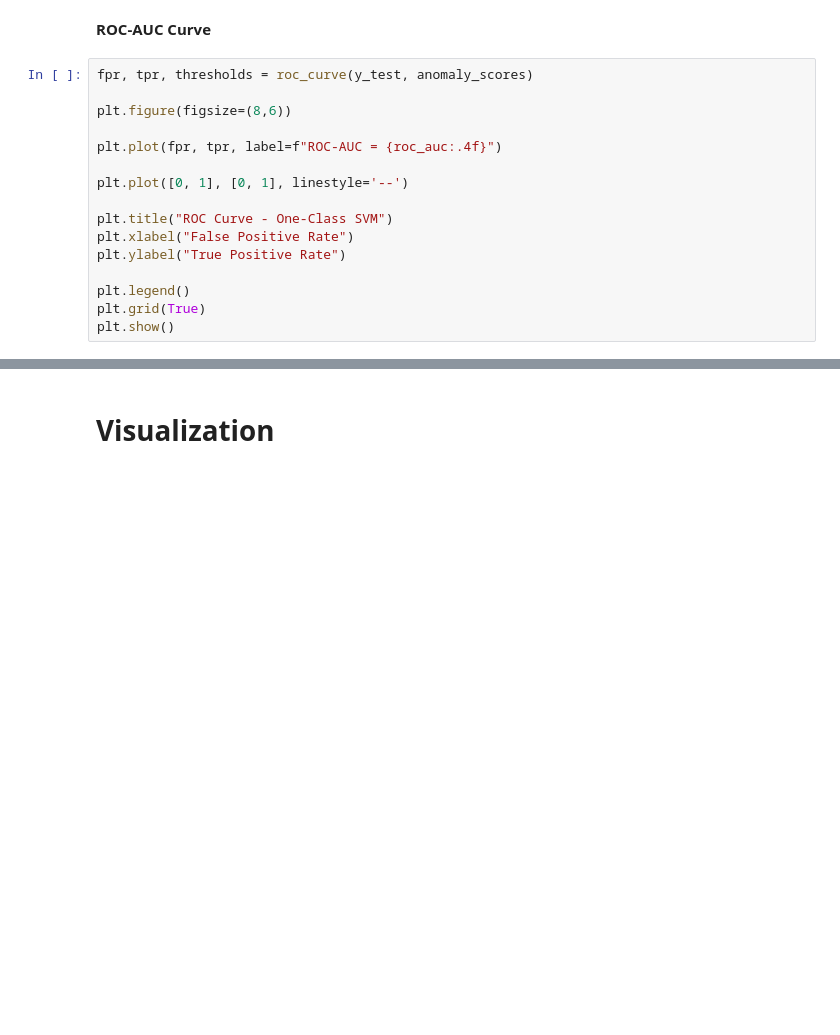
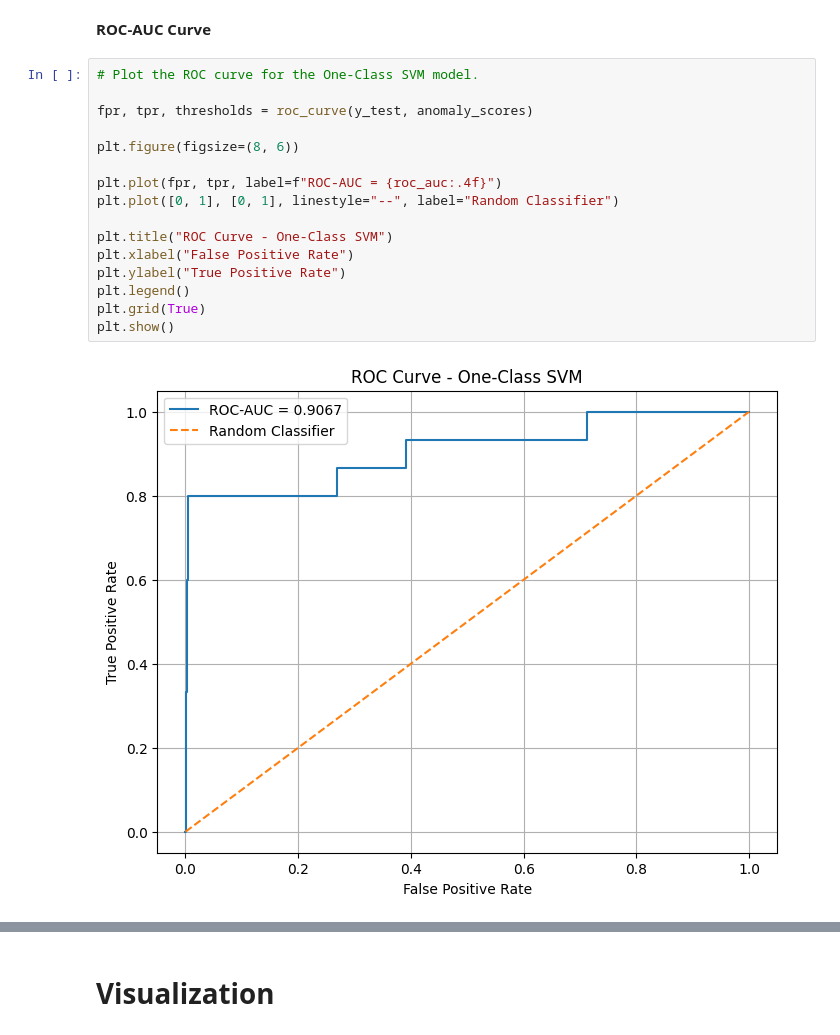
Before and after one commit to DOHA-BASEM3/FINAL-PROJECT, a Jupyter notebook: Ghena_Preprocessing_PCA_tSNE.ipynb, the cells around one changed output, grey strips where cells are left out. Drawn from its saved outputs; the diff is of its cells as text; blank space fills up the shorter version.

Commit message:
Update notebook with final Autoencoder evaluation and visualizations

```diff
--- a/Ghena_Preprocessing_PCA_tSNE.ipynb
+++ b/Ghena_Preprocessing_PCA_tSNE.ipynb
@@ -1142,18 +1161,20 @@ print("ROC-AUC Score:", round(roc_auc, 4))
 # %% [markdown]
 **ROC-AUC Curve**
 # %%
+# Plot the ROC curve for the One-Class SVM model.
+
 fpr, tpr, thresholds = roc_curve(y_test, anomaly_scores)
 
-plt.figure(figsize=(8,6))
+plt.figure(figsize=(8, 6))
 
 plt.plot(fpr, tpr, label=f"ROC-AUC = {roc_auc:.4f}")
-
-plt.plot([0, 1], [0, 1], linestyle='--')
+plt.plot([0, 1], [0, 1], linestyle="--", label="Random Classifier")
 
 plt.title("ROC Curve - One-Class SVM")
 plt.xlabel("False Positive Rate")
 plt.ylabel("True Positive Rate")
-
 plt.legend()
 plt.grid(True)
 plt.show()
+# %% [output]
+[figure, added]
```
Also changed, not shown: parts of 50 cells of this notebook.
